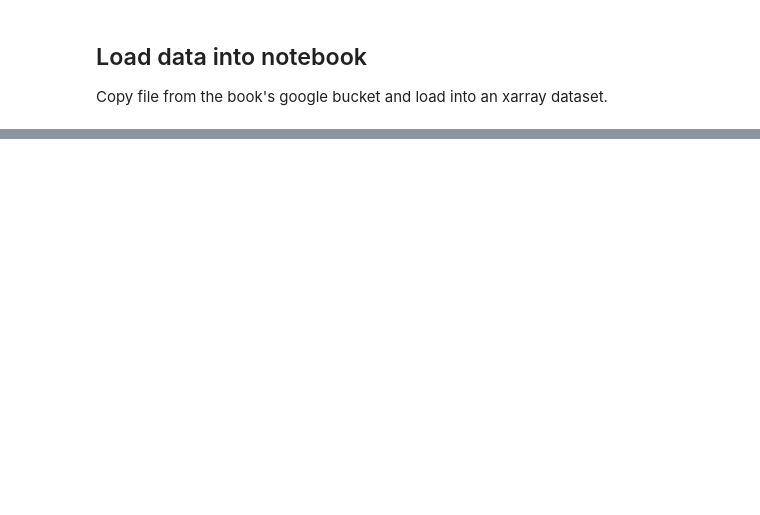
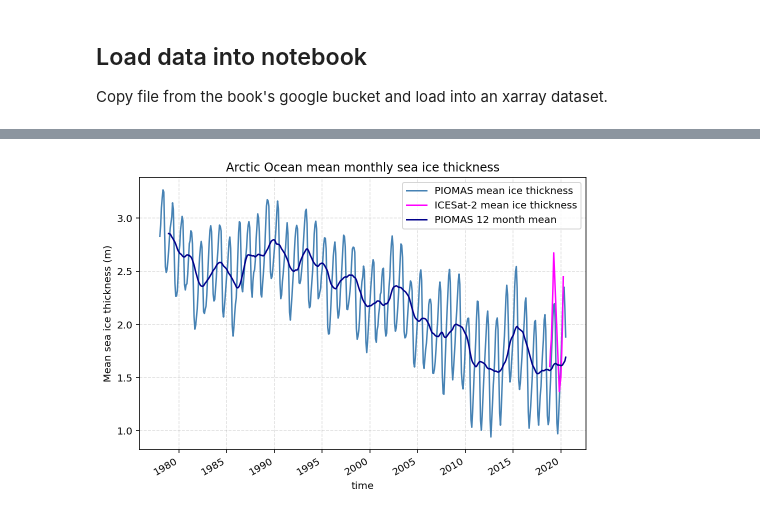
Before and after one commit to nicolejkeeney/icesat2-book, a Jupyter notebook: PIOMAS.ipynb, the cells around one changed output, grey strips where cells are left out. Drawn from its saved outputs; the diff is of its cells as text; code cells hidden in the pictures; blank space fills up the shorter version.

```diff
--- a/PIOMAS.ipynb
+++ b/PIOMAS.ipynb
@@ -75,0 +113,3 @@ Operation completed over 1 objects/138.4 MiB.
+# %%
+PIOmeans = PIOdataset['PIOMAS_ice_thickness'].mean(dim = ['x','y'], skipna = True)
+PIOmeans.attrs['long_name'] = 'PIOMAS mean ice thickness'
@@ -75,0 +213,23 @@ Operation completed over 1 objects/138.4 MiB.
+# %%
+#initialize figure and axes
+fig = plt.figure(figsize = [8,5])
+ax = plt.axes()
+gridlines = plt.grid(b = True, linestyle = '--', alpha = 0.4) #add gridlines
+
+#plot data
+PIO['mean_ice_thickness'].plot(ax = ax, color = 'steelblue', label = PIO['mean_ice_thickness'].attrs['long_name'])
+IS2['mean_ice_thickness'].plot(ax = ax, color = 'magenta', label = IS2['mean_ice_thickness'].attrs['long_name'])
+
+#using pandas rolling mean function, add a rolling mean
+rollingMeanInterval = 12 #number of months over which to take mean
+tbl = pd.DataFrame({'means': PIO['mean_ice_thickness'].values})
+rollingMean = np.array(tbl.rolling(rollingMeanInterval).mean()['means'])
+ax.plot(PIO.time.values, rollingMean, c = 'darkblue', label = 'PIOMAS ' + str(rollingMeanInterval) + ' month mean')
+
+#display plot with descriptive legend, ylabel, and title
+plt.legend()
+plt.ylabel('Mean sea ice thickness (m)')
+plt.title(PIO.attrs['regions with data'] + ' mean monthly sea ice thickness')
+plt.show()
+# %% [output]
+[figure, added]
```
Also changed, not shown: parts of 33 cells of this notebook, 12 other files.
